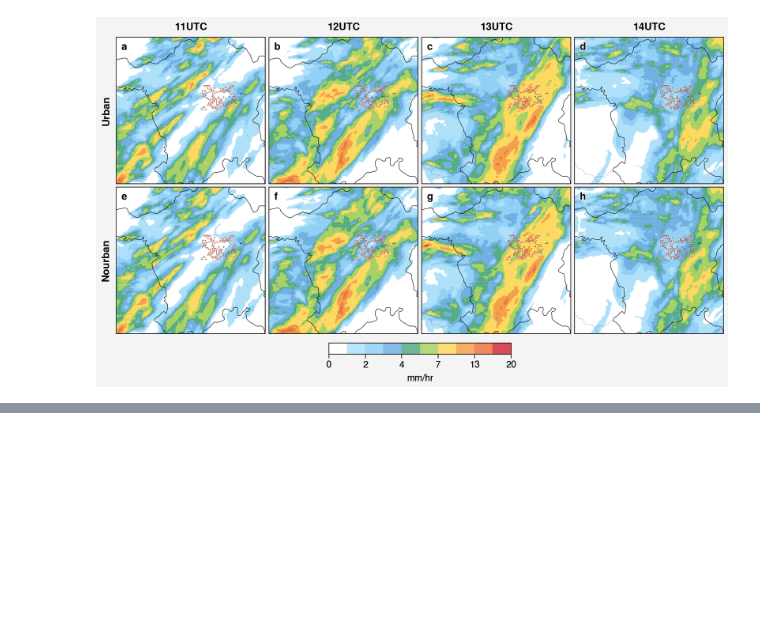
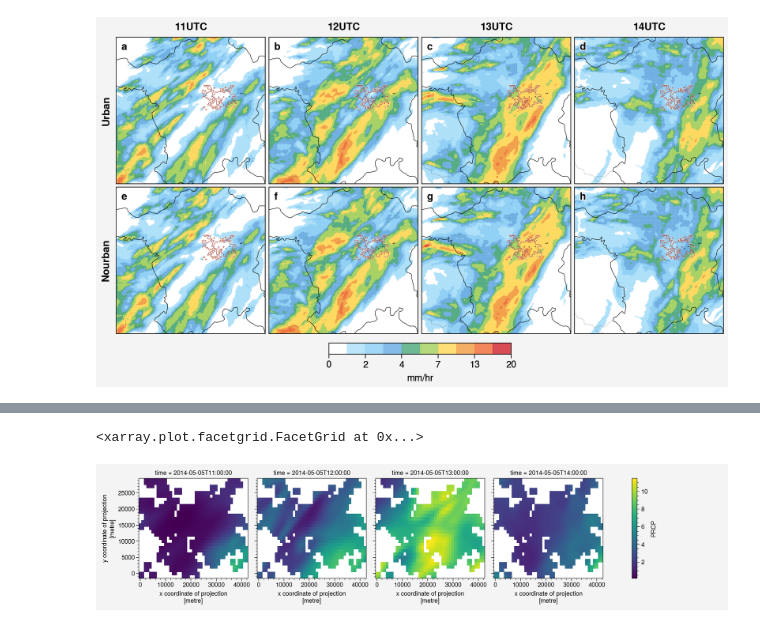
Before and after one commit to donmezkutay/Urban-Precipitation-Article, a Jupyter notebook: revision_spring_precipitation_spatial_hourly.ipynb, the cells around one changed output, grey strips where cells are left out. Cells and saved outputs as stored; diff of their text form; code cells hidden in the pictures; blank space fills up the shorter version.

```diff
--- a/revision_spring_precipitation_spatial_hourly.ipynb
+++ b/revision_spring_precipitation_spatial_hourly.ipynb
@@ -272,0 +314,30 @@ plt.savefig(r'pictures/revision_spring_precipitation_hourly.jpeg',
+# %%
+def clip_to_city(data, shapefile, crs_data, x_dims, y_dims):
+
+    data= data.rio.set_spatial_dims(x_dim=x_dims, y_dim=y_dims)
+
+    data = data.rio.write_crs(crs_data)
+
+    clipped = data.rio.clip(shapefile.geometry.apply(mapping),
+                            shapefile.crs, all_touched=True,
+                            invert=False, from_disk=True)
+
+    return clipped
+# %%
+x_dims = 'west_east'
+y_dims = 'south_north'
+
+dt_urban_ens_clip = clip_to_city(dt_urban_ens, gdf,
+                                 dt_urban_ens.rio.crs,
+                                 x_dims,
+                                 y_dims)
+
+dt_nourban_ens_clip = clip_to_city(dt_nourban_ens, gdf,
+                                 dt_nourban_ens.rio.crs,
+                                 x_dims,
+                                 y_dims)
+# %%
+dt_urban_ens_clip.plot(col='time')
+# %% [output]
+<xarray.plot.facetgrid.FacetGrid at 0x...>
+[figure, added]
```
Also changed, not shown: parts of 14 cells of this notebook, 1 other file.
